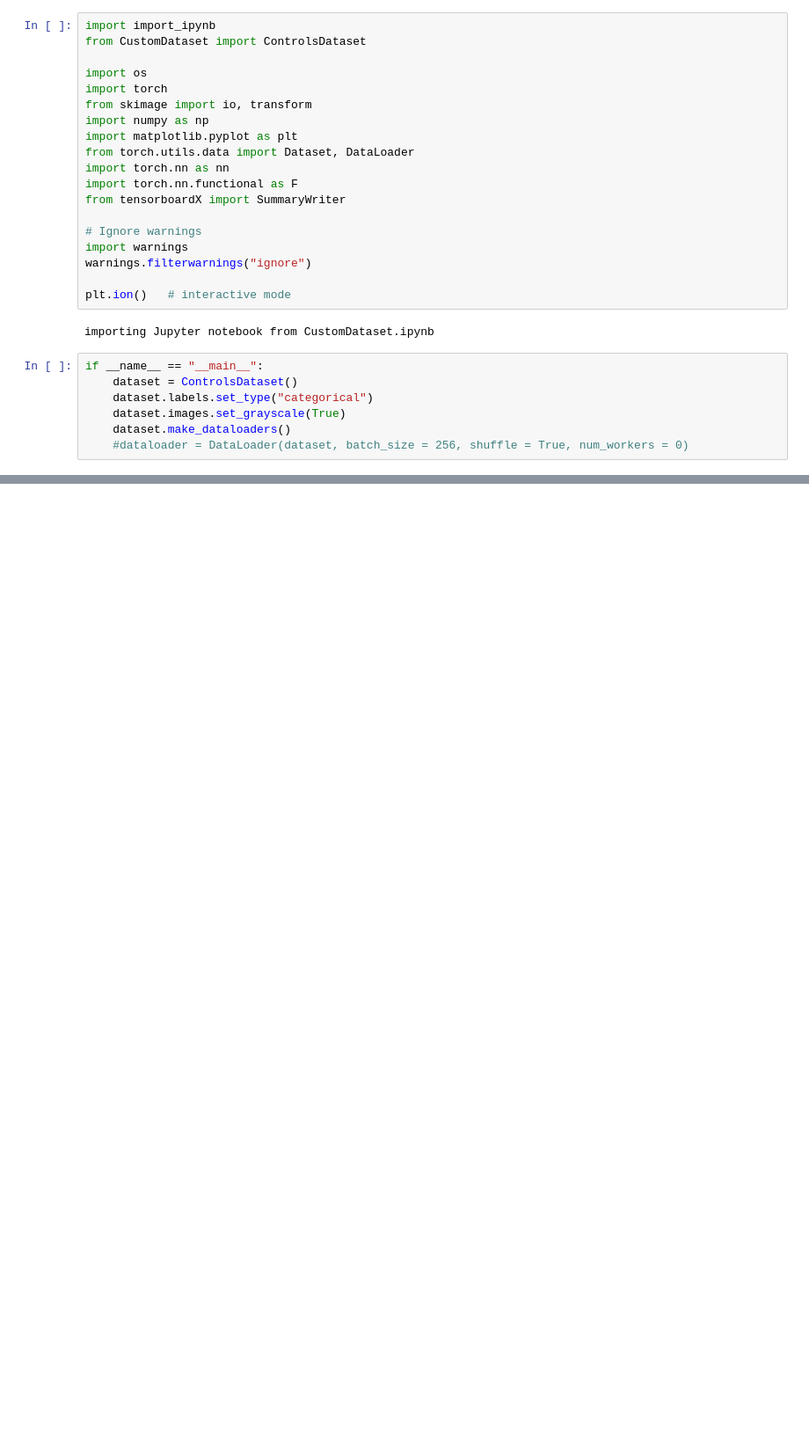
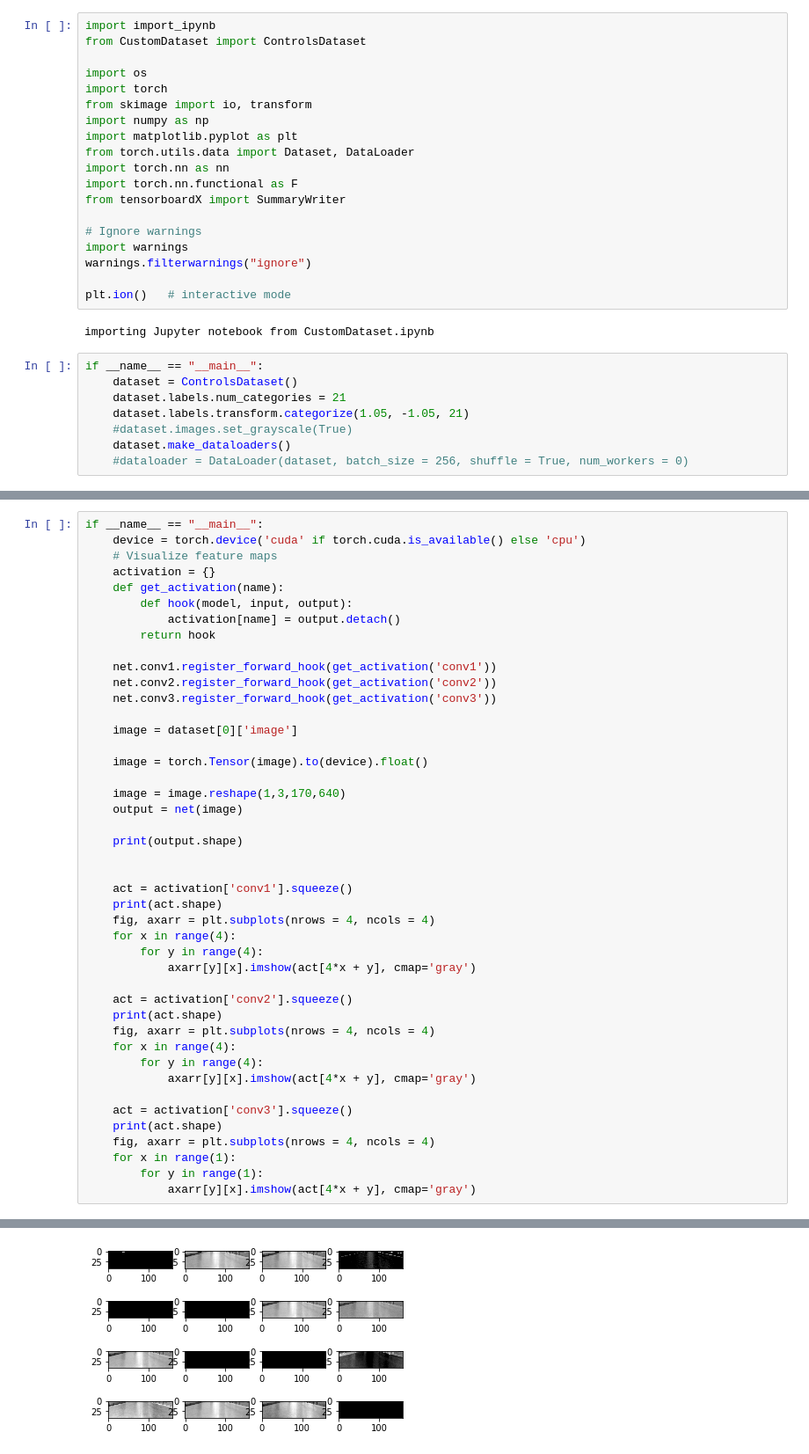
Before and after one commit to Autonomous-Robotics-UTM/Imitation-Learning-Net, a Jupyter notebook: net/classification/Model.ipynb, the cells around one changed output, grey strips where cells are left out. Shown at 88% size. Saved outputs shown, nothing was run; the diff lists cells and outputs as text; blank space fills up the shorter version.

Commit message:
created conv activation visualization

```diff
--- a/net/classification/Model.ipynb
+++ b/net/classification/Model.ipynb
@@ -22,8 +22,9 @@ importing Jupyter notebook from CustomDataset.ipynb
 # %%
 if __name__ == "__main__":
     dataset = ControlsDataset()
-    dataset.labels.set_type("categorical")
-    dataset.images.set_grayscale(True)
+    dataset.labels.num_categories = 21
+    dataset.labels.transform.categorize(1.05, -1.05, 21)
+    #dataset.images.set_grayscale(True)
     dataset.make_dataloaders()
     #dataloader = DataLoader(dataset, batch_size = 256, shuffle = True, num_workers = 0)
 # %% [output]
@@ -175,0 +178,45 @@ if __name__ == "__main__":
+# %%
+if __name__ == "__main__":
+    device = torch.device('cuda' if torch.cuda.is_available() else 'cpu')
+    # Visualize feature maps
+    activation = {}
+    def get_activation(name):
+        def hook(model, input, output):
+            activation[name] = output.detach()
+        return hook
+
+    net.conv1.register_forward_hook(get_activation('conv1'))
+    net.conv2.register_forward_hook(get_activation('conv2'))
+    net.conv3.register_forward_hook(get_activation('conv3'))
+
+    image = dataset[0]['image']
+
+    image = torch.Tensor(image).to(device).float()
+
+    image = image.reshape(1,3,170,640)
+    output = net(image)
+
+    print(output.shape)
+
+
+    act = activation['conv1'].squeeze()
+    print(act.shape)
+    fig, axarr = plt.subplots(nrows = 4, ncols = 4)
+    for x in range(4):
+        for y in range(4):
+            axarr[y][x].imshow(act[4*x + y], cmap='gray')
+
+    act = activation['conv2'].squeeze()
+    print(act.shape)
+    fig, axarr = plt.subplots(nrows = 4, ncols = 4)
+    for x in range(4):
+        for y in range(4):
+            axarr[y][x].imshow(act[4*x + y], cmap='gray')
+
+    act = activation['conv3'].squeeze()
+    print(act.shape)
+    fig, axarr = plt.subplots(nrows = 4, ncols = 4)
+    for x in range(1):
+        for y in range(1):
+            axarr[y][x].imshow(act[4*x + y], cmap='gray')
+# %% [output]
@@ -175,0 +227 @@ if __name__ == "__main__":
+[figure, added]
```
Also changed, not shown: parts of 4 cells of this notebook, 15 other files.
